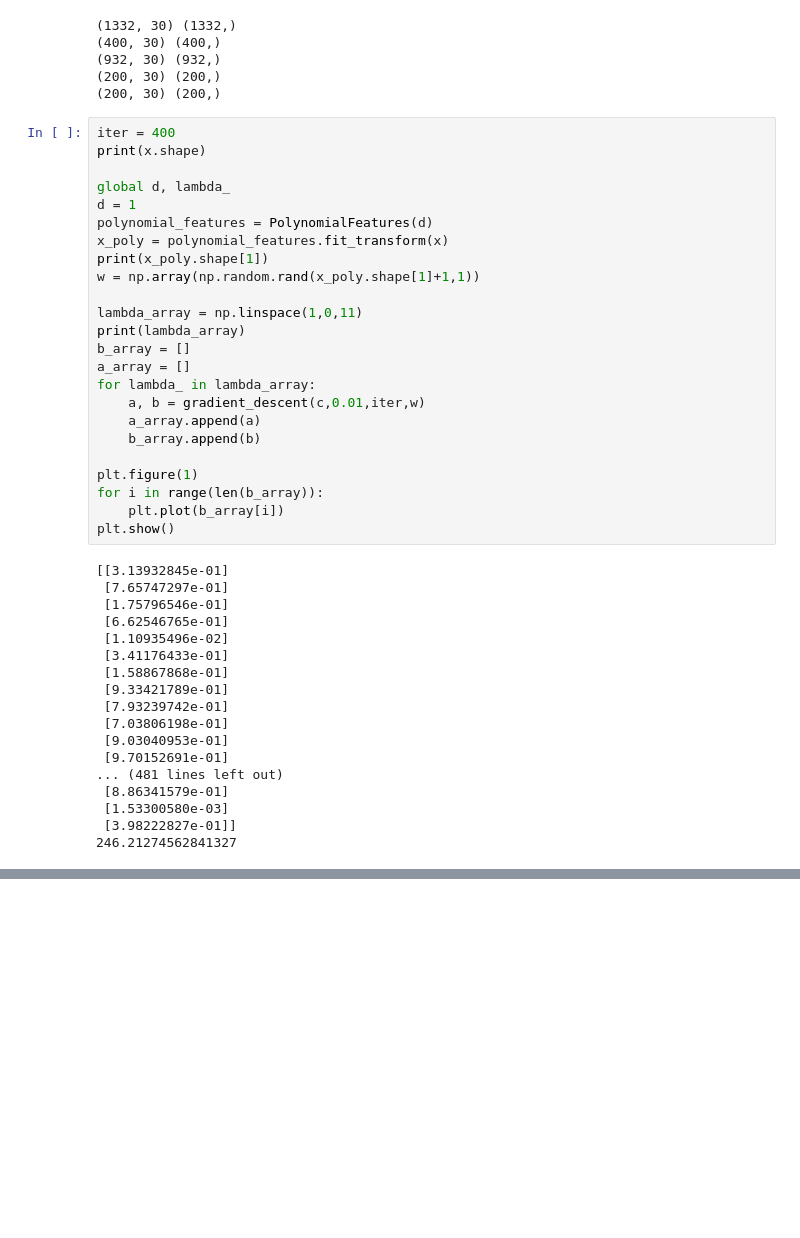
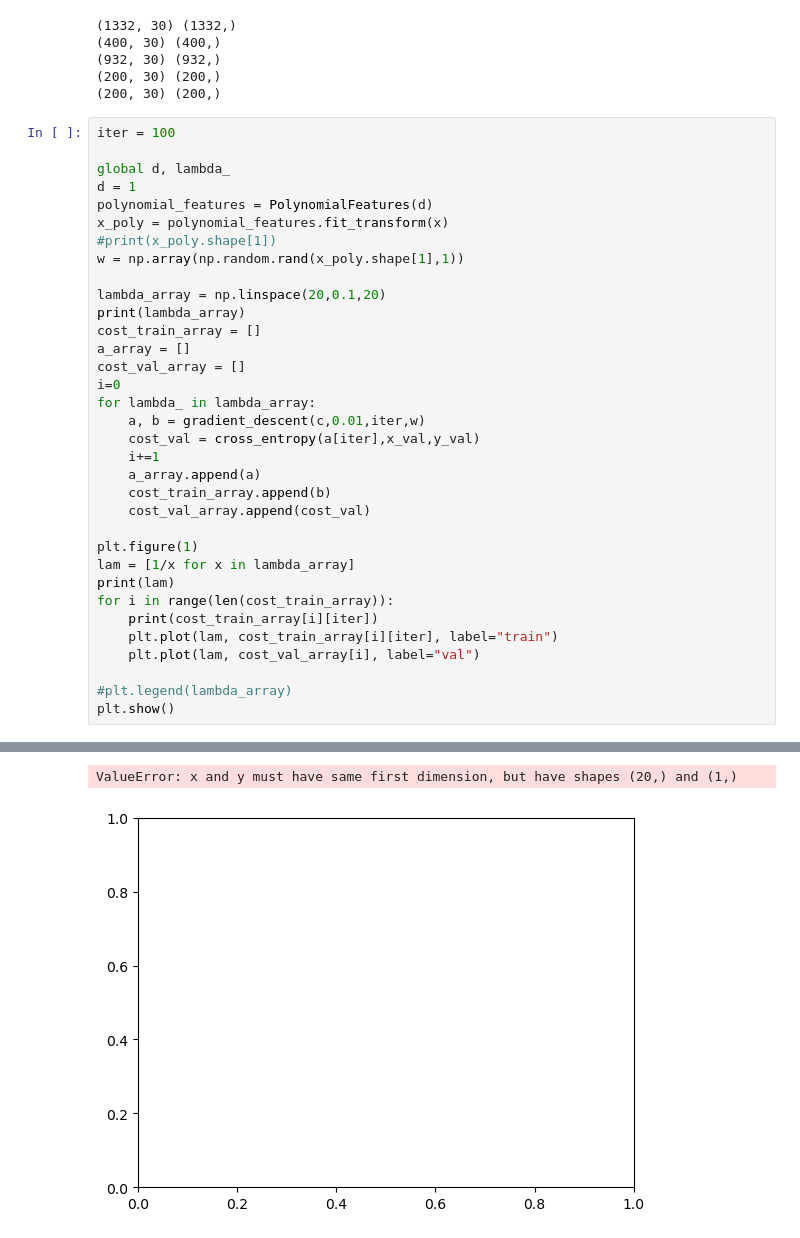
Before and after one commit to poku18/ENGR_Project_PR, a Jupyter notebook: 0_1_classifier.ipynb, the cells around one changed output, grey strips where cells are left out. Cells and saved outputs as stored; diff of their text form; blank space fills up the shorter version.

```diff
--- a/0_1_classifier.ipynb
+++ b/0_1_classifier.ipynb
@@ -222,45 +223,38 @@ print(x_test.shape, y_test.shape)
 (932, 30) (932,)
 (200, 30) (200,)
 (200, 30) (200,)
-# %%
-iter = 400
-print(x.shape)
-
-global d, lambda_
-d = 1
-polynomial_features = PolynomialFeatures(d)
-x_poly = polynomial_features.fit_transform(x)
-print(x_poly.shape[1])
-w = np.array(np.random.rand(x_poly.shape[1]+1,1))
-
-lambda_array = np.linspace(1,0,11)
-print(lambda_array)
-b_array = []
-a_array = []
-for lambda_ in lambda_array:
-    a, b = gradient_descent(c,0.01,iter,w)
-    a_array.append(a)
-    b_array.append(b)
-
-plt.figure(1)
-for i in range(len(b_array)):
-    plt.plot(b_array[i])
-plt.show()
-# %% [output]
-[[3.13932845e-01]
- [7.65747297e-01]
- [1.75796546e-01]
- [6.62546765e-01]
- [1.10935496e-02]
- [3.41176433e-01]
- [1.58867868e-01]
- [9.33421789e-01]
- [7.93239742e-01]
- [7.03806198e-01]
- [9.03040953e-01]
- [9.70152691e-01]
-... (481 lines left out)
- [8.86341579e-01]
- [1.53300580e-03]
- [3.98222827e-01]]
-246.21274562841327
+# %%
+iter = 100
+
+global d, lambda_
+d = 1
+polynomial_features = PolynomialFeatures(d)
+x_poly = polynomial_features.fit_transform(x)
+#print(x_poly.shape[1])
+w = np.array(np.random.rand(x_poly.shape[1],1))
+
+lambda_array = np.linspace(20,0.1,20)
+print(lambda_array)
+cost_train_array = []
+a_array = []
+cost_val_array = []
+i=0
+for lambda_ in lambda_array:
+    a, b = gradient_descent(c,0.01,iter,w)
+    cost_val = cross_entropy(a[iter],x_val,y_val)
+    i+=1
+    a_array.append(a)
+    cost_train_array.append(b)
+    cost_val_array.append(cost_val)
+
+plt.figure(1)
+lam = [1/x for x in lambda_array]
+print(lam)
+for i in range(len(cost_train_array)):
+    print(cost_train_array[i][iter])
+    plt.plot(lam, cost_train_array[i][iter], label="train")
+    plt.plot(lam, cost_val_array[i], label="val")
+
+#plt.legend(lambda_array)
+plt.show()
+# %% [output]
@@ -266,0 +267,2 @@ plt.show()
+ValueError: x and y must have same first dimension, but have shapes (20,) and (1,)
+[figure, added]
```
Also changed, not shown: parts of 14 cells of this notebook.
